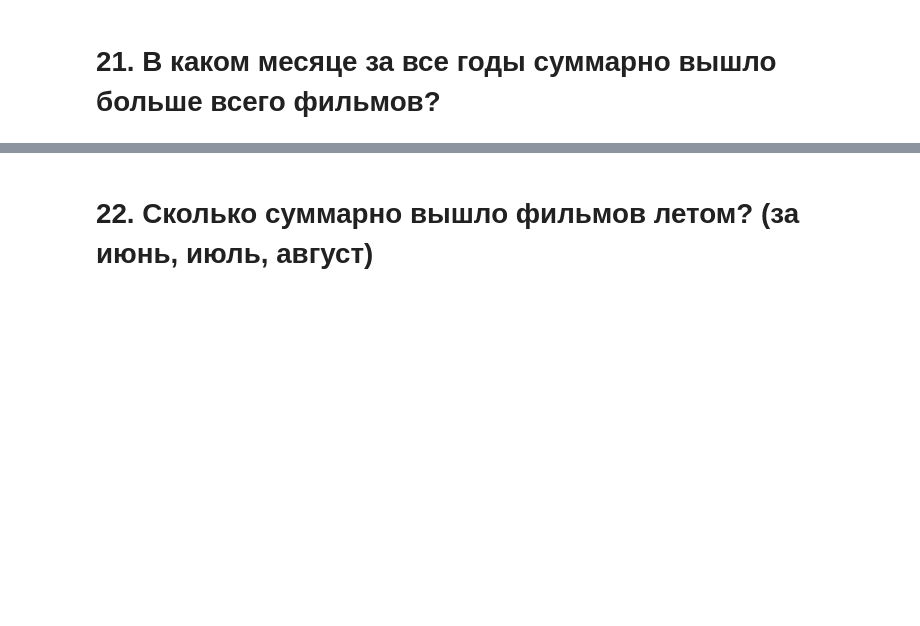
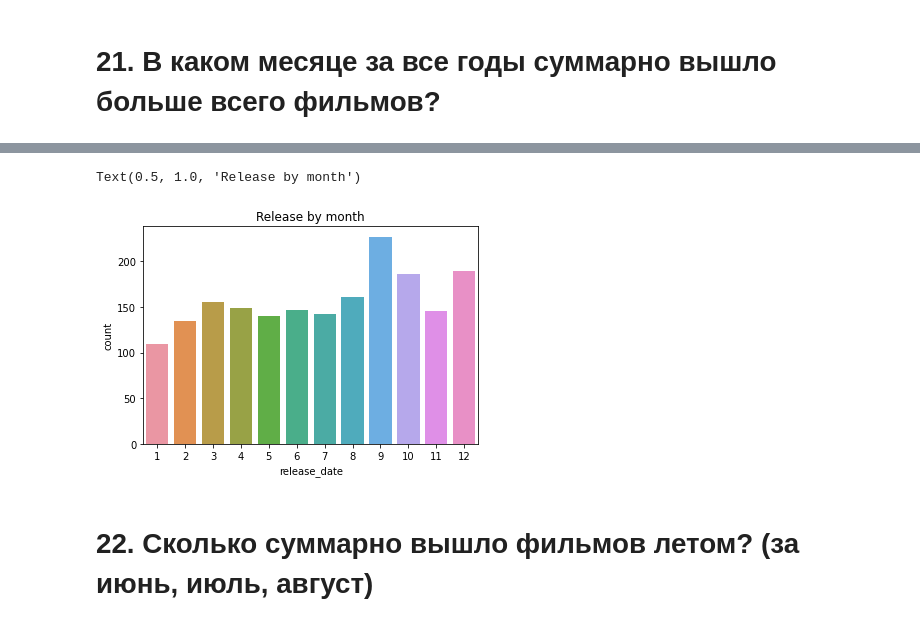
Before and after one commit to Golovolastik/skillfactory_rds, a Jupyter notebook: Movies_IMBD_v4.1_TEMPLATE.ipynb, the cells around one changed output, grey strips where cells are left out. Drawn from its saved outputs; the diff is of its cells as text; code cells hidden in the pictures; blank space fills up the shorter version.

```diff
--- a/Movies_IMBD_v4.1_TEMPLATE.ipynb
+++ b/Movies_IMBD_v4.1_TEMPLATE.ipynb
@@ -233,3 +314,9 @@ data.release_date.dt.month.value_counts()
+# %%
+data_temp = data.release_date.dt.month.value_counts()
+sns.countplot(data = data, x = data.release_date.dt.month).set_title('Release by month')
+# %% [output]
+Text(0.5, 1.0, 'Release by month')
+[figure, added]
 # %% [markdown]
 # 22. Сколько суммарно вышло фильмов летом? (за июнь, июль, август)
 # %%
```
Also changed, not shown: parts of 11 cells of this notebook.
